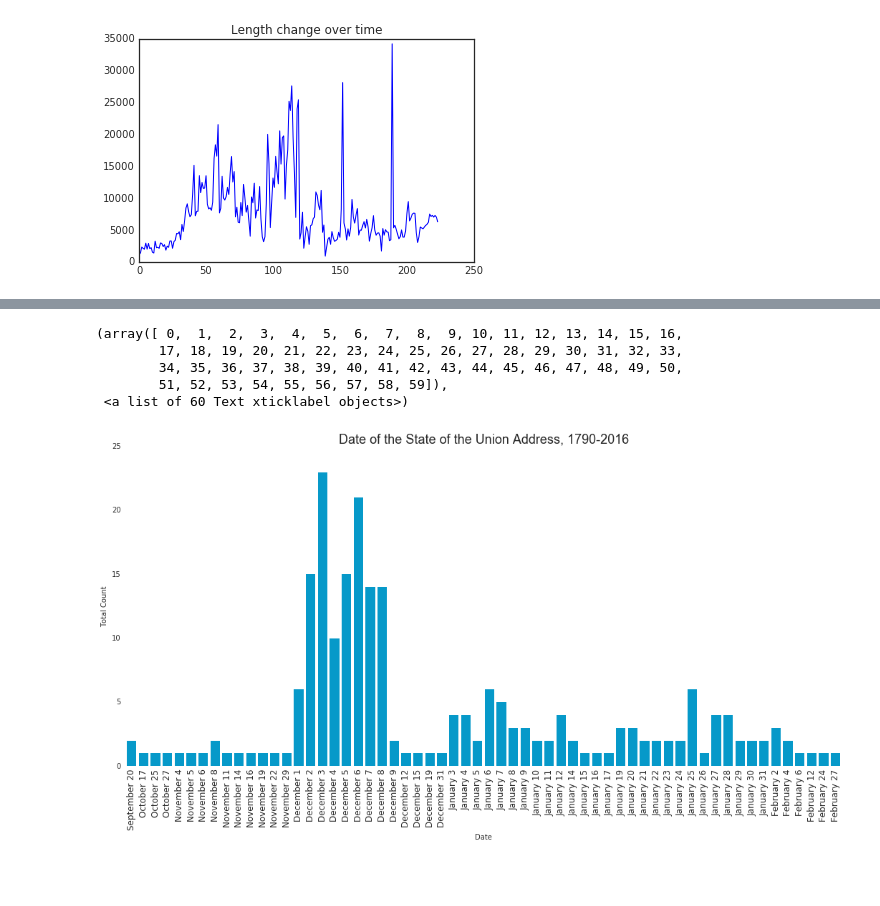
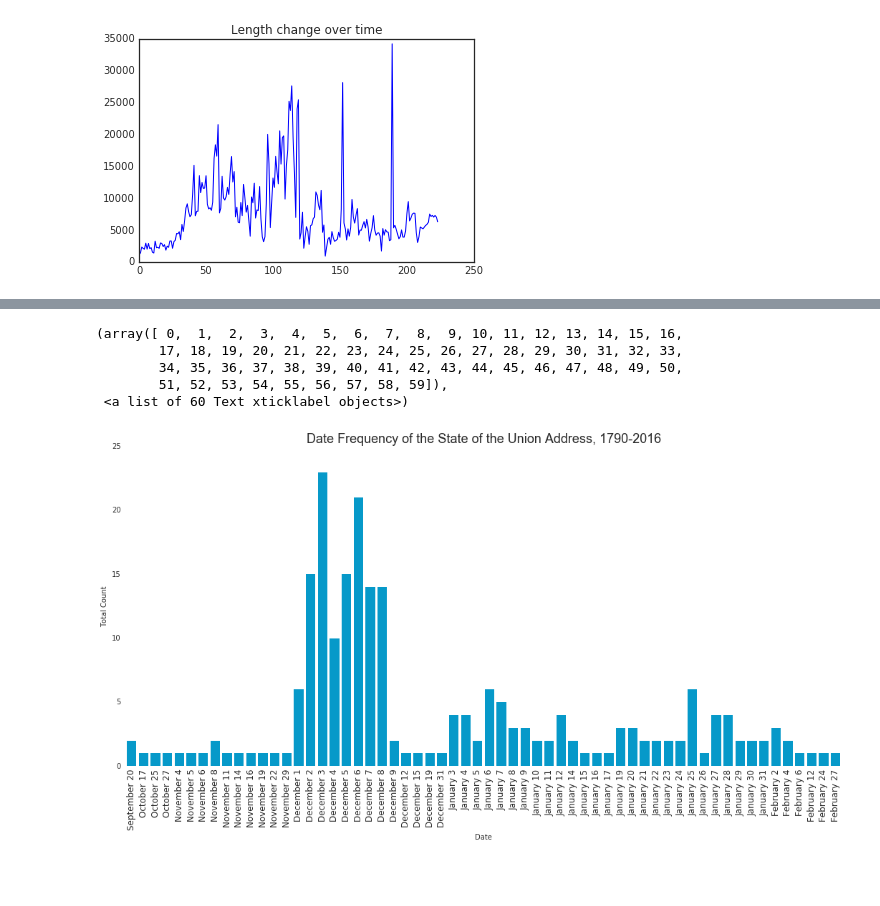
Before and after one commit to jsafyan/edav-project-4, a Jupyter notebook: time_countries.ipynb, the cells around one changed output, grey strips where cells are left out. Drawn from its saved outputs; the diff is of its cells as text; code cells hidden in the pictures.

```diff
--- a/time_countries.ipynb
+++ b/time_countries.ipynb
@@ -110,26 +110,26 @@ dates['time_hack'] = pd.to_datetime(dates.Date.apply(lambda x: hack_time(x)))
 # %%
 cool_blue = '#0699C9'
 hot_red = '#DE182F'
 
 plt.style.use('seaborn-white')
 
 #sort by date and plot
 ax = dates.sort_values(by="time_hack").plot(kind='bar', width=.8, x="Date", color=cool_blue,
                 rot=90, legend=False, figsize=(18, 8), edgecolor="none")
 ax.spines['top'].set_visible(False)
 ax.spines['right'].set_visible(False)
 ax.spines['bottom'].set_visible(False)
 ax.spines['left'].set_visible(False)
-plt.title("Date of the State of the Union Address, 1790-2016", fontsize="18")
+plt.title("Date Frequency of the State of the Union Address, 1790-2016", fontsize="18")
 plt.ylabel("Total Count")
 plt.xticks(fontsize="12")
 # %% [output]
 (array([ 0,  1,  2,  3,  4,  5,  6,  7,  8,  9, 10, 11, 12, 13, 14, 15, 16,
         17, 18, 19, 20, 21, 22, 23, 24, 25, 26, 27, 28, 29, 30, 31, 32, 33,
         34, 35, 36, 37, 38, 39, 40, 41, 42, 43, 44, 45, 46, 47, 48, 49, 50,
         51, 52, 53, 54, 55, 56, 57, 58, 59]),
  <a list of 60 Text xticklabel objects>)
-[figure, old version]
+[figure, new version]
 # %% [markdown]
 ###
 # %%
```
Also changed, not shown: parts of 3 cells of this notebook.
